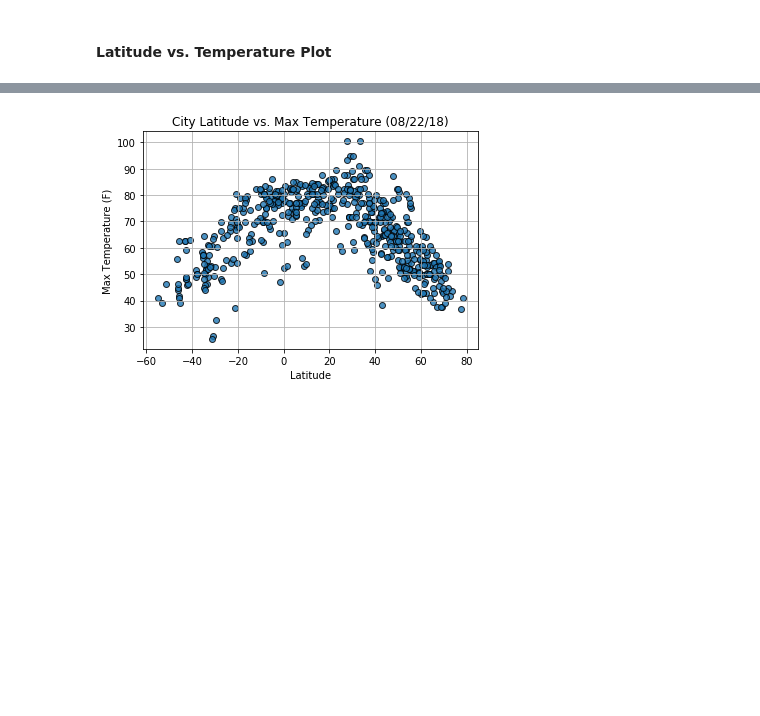
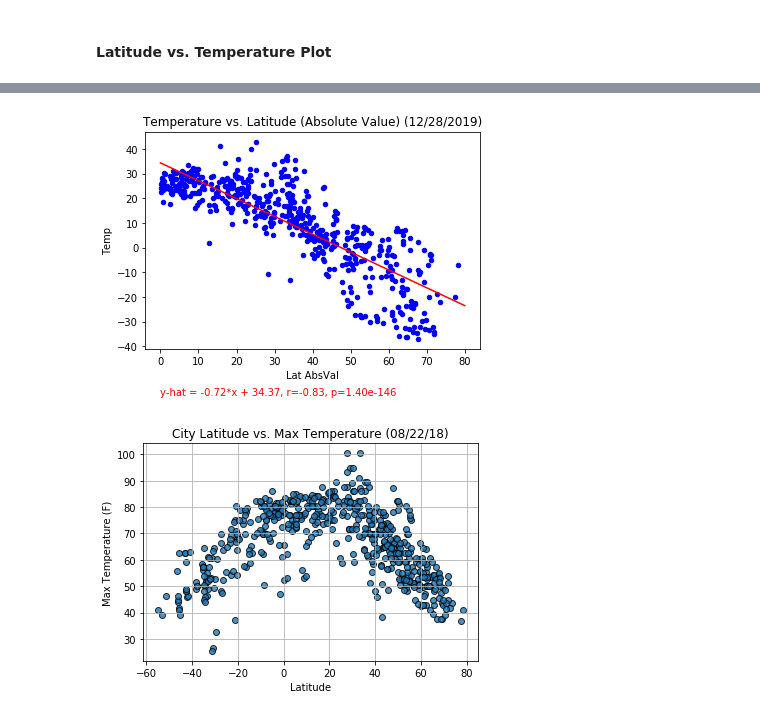
Before and after one commit to alexisperumal/python-api-challenge, a Jupyter notebook: 2019-12-15_WeatherPy-Alexis.ipynb, the cells around one changed output, grey strips where cells are left out. Cells and saved outputs as stored; diff of their text form; code cells hidden in the pictures; blank space fills up the shorter version.

```diff
--- a/2019-12-15_WeatherPy-Alexis.ipynb
+++ b/2019-12-15_WeatherPy-Alexis.ipynb
@@ -107,3 +371,16 @@ dtype: int64
+# %%
+weather['Lat AbsVal'] = weather['Lat'].abs()
+slope, int, r_val, p_val, se = stats.linregress(weather['Lat AbsVal'], weather['Temp'])
+weather.plot.scatter(x='Lat AbsVal', y='Temp', color='Blue',
+                     title=f"Temperature vs. Latitude (Absolute Value) ({extract_date_str})")
+x = [0, 80]
+y = [int + slope * n for n in x]
+plt.plot(x, y, color='Red')
+plt.text(0, -60, f"y-hat = {slope:0.2f}*x + {int:0.2f}, r={r_val:0.2f}, p={p_val:0.2e}", color="Red")
+plt.savefig('temp-vs-lat-abs.png', dpi=100)
+plt.show()
+# %% [output]
+[figure, added]
 # %%
 # %% [output]
 [figure]
```
Also changed, not shown: parts of 17 cells of this notebook, 12 other files.
